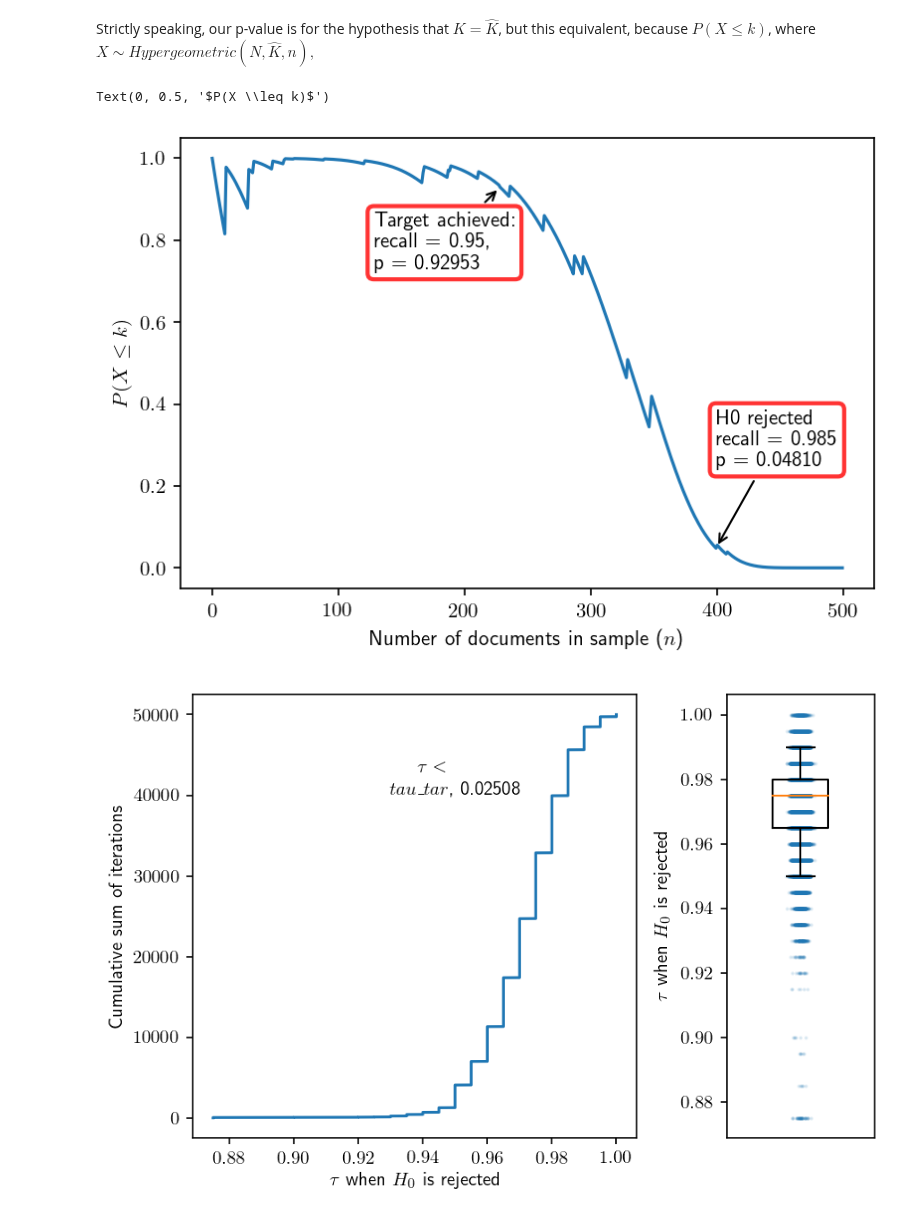
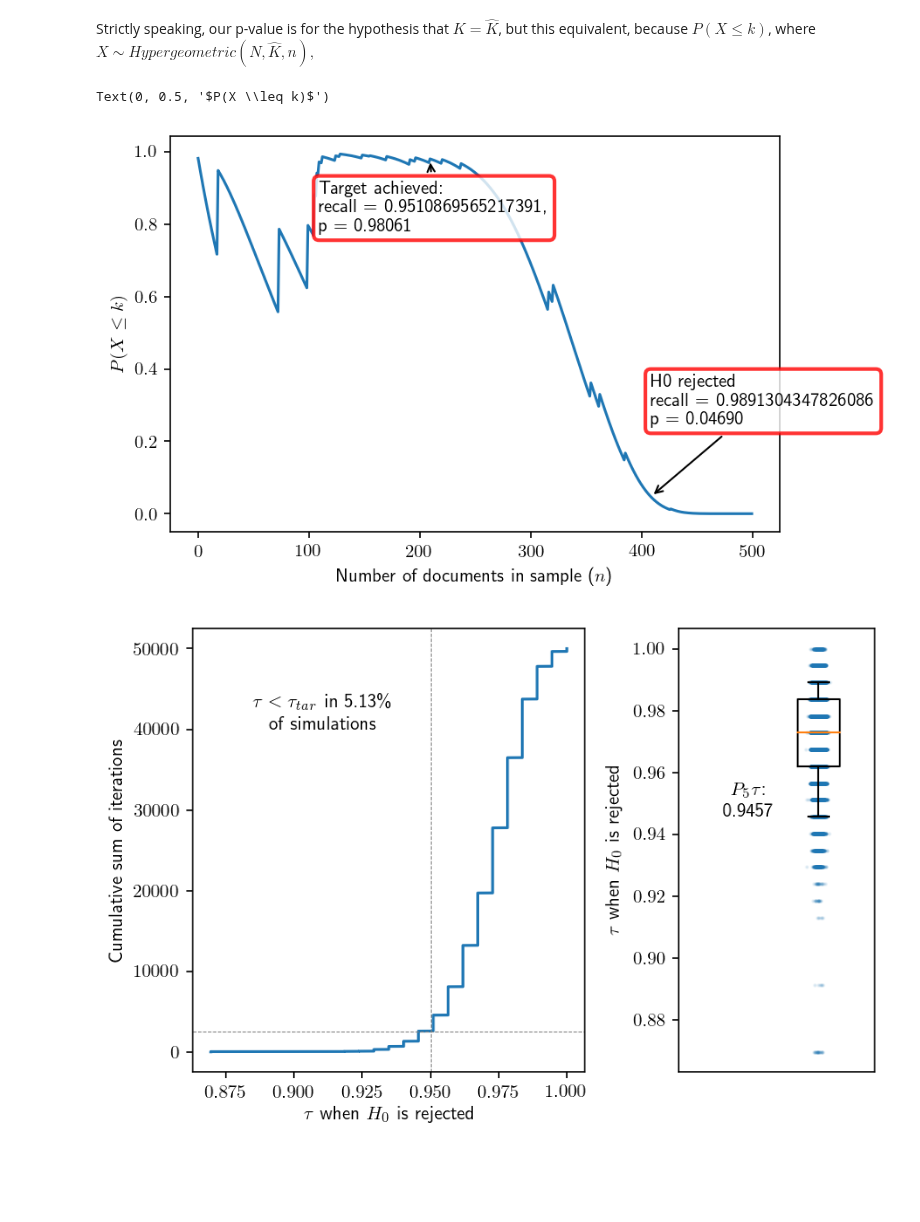
Before and after one commit to mcallaghan/rapid-screening, a Jupyter notebook: analysis/hyper_criteria_theory.ipynb, the cells around one changed output. Saved outputs shown, nothing was run; the diff lists cells and outputs as text; code cells hidden in the pictures; blank space fills up the shorter version.

Commit message:
hypergeometric theory

```diff
--- a/analysis/hyper_criteria_theory.ipynb
+++ b/analysis/hyper_criteria_theory.ipynb
@@ -36,8 +36,8 @@ $\tau$ is **Recall**, this is defined by the proportion of total **relevant** do
 We set these up with some hypothetical values, and define a function to estimate recall
 # %%
 N_T = 1000
-r_tot = 200
-r_seen = 175
+r_tot = 184
+r_seen = 160
 
 def get_recall(r_seen, r_tot):
     return r_seen/r_tot
@@ -80,9 +80,9 @@ With equations (2) and (3) we can be break down what goes into recall:
 
 (4) $\tau = \frac{\rho_{ML}+k}{\rho_{ML}+K}$
 # %%
-# Lets start with a situation where we have seen half the documents, and 95% of relevant documents
+# Lets start with a situation where we have seen half the documents, and ~85% of relevant documents
 N_ML = 500
-r_ML = 175
+r_ML = 160
 N_s = N_T - N_ML
 K = r_tot - r_ML
 
@@ -164,42 +165,43 @@ np.random.shuffle(sample)
 vec_get_K_hat = np.vectorize(get_K_hat)
 
 ## We can define a function for simulating drawing from this sample
-def draw_sample(x,sample=sample):
+def draw_sample(x,sample,r_ML):
     np.random.shuffle(sample) # each time we shuffle the sample
     r_seen = r_ML+sample.cumsum()
     tau = r_seen/r_tot
     K_hat = vec_get_K_hat(r_seen,tau_target,r_ML)
-    p = hypergeom.cdf(sample.cumsum(), N_s, K_hat, np.arange(N_s))
-    i = np.argmax(tau>=tau_target) # The first iteration where we
+    # work out cumulative probabilites for the each value of k (sample.cumsum()) each value of K_hat, and each value of n (np.arange(1,N_s+1))
+    p = hypergeom.cdf(sample.cumsum(), N_s, K_hat, np.arange(1,N_s+1))
+    i = np.argmax(tau>=tau_target) # The first iteration where we reach the target
     target_achievement = {"tau":tau[i], "i":i,"p":p[i], "K_hat":K_hat[i]}
     i = np.argmax(p<0.05)
     H0_rejection = {"tau":tau[i], "i":i,"p":p[i], "K_hat":K_hat[i]}
     return p, H0_rejection, target_achievement
 
-y, H0_rejection, target_achievement = draw_sample(0,sample)
+y, H0_rejection, target_achievement = draw_sample(0,sample,r_ML)
 
 fig, ax = plt.subplots(dpi=150)
 bbox_props = dict(boxstyle="round,pad=0.3", ec="red",fc="white",alpha=0.8, lw=2)
 ax.annotate(
     f"Target achieved:\nrecall = {target_achievement['tau']},\np = {target_achievement['p']:.5f}",
     (target_achievement['i'],target_achievement['p']),
     (target_achievement['i']-100,target_achievement['p']-0.2),
     bbox=bbox_props,
     arrowprops=dict(arrowstyle="->",
                     connectionstyle="arc3")
 )
 ax.annotate(
     f"H0 rejected\nrecall = {H0_rejection['tau']}\np = {H0_rejection['p']:.5f}",
     (H0_rejection['i'],H0_rejection['p']),
     (H0_rejection['i'],H0_rejection['p']+0.2),
     bbox=bbox_props,
     arrowprops=dict(arrowstyle="->",
                     connectionstyle="arc3")
 )
 ax.plot(y)
 ax.set_xlabel("Number of documents in sample ($n$)")
 ax.set_ylabel("$P(X \leq k)$")
 # %% [output]
 Text(0, 0.5, '$P(X \\leq k)$')
-[figure, old version]
+[figure, new version]
 # %%
@@ -210,18 +212,24 @@ y, h, t = zip(*pool.map(partial(draw_sample, sample=sample),range(iterations)))
 pool.terminate()
 # %%
+plt.close()
 H0_rejection_taus = np.array([x['tau'] for x in h])
 H0_rejection_taus.sort()
 fig = plt.figure(dpi=150)
-gs = gridspec.GridSpec(1,2,width_ratios=[3,1])
+gs = gridspec.GridSpec(1,2,width_ratios=[2,1])
 
 ax0 = plt.subplot(gs[0])
 ax0.plot(H0_rejection_taus,np.arange(len(H0_rejection_taus)))
 # The rate of failure is the percentage of cases in which we reject the Null hypothesis, although it is actually true
 failure = sum(H0_rejection_taus<.95)/iterations
-t = r"$\tau < \\tau\_{tar}$, " + f"{failure}"
-ax0.text(0.95, iterations*0.8,t,usetex=True,ha="center")
+t = r"$\tau < \tau_{tar}$ in " + f"{failure:.2%}\n of simulations".replace("%","\%")
+xtent = ax0.get_xlim()[1]-ax0.get_xlim()[0]
+ax0.text(ax0.get_xlim()[0]+xtent*0.33, iterations*0.8,t,usetex=True,ha="center")
+
 ax0.set_xlabel(r'$\tau$ when $H_0$ is rejected')
 ax0.set_ylabel('Cumulative sum of iterations')
+
+ax0.axhline(iterations*0.05, lw=0.5,c="grey",ls="--")
+ax0.axvline(.95, lw=0.5,c="grey",ls="--")
 
 def rand_jitter(arr):
     stdev = .01*(max(arr)-min(arr))
@@ -231,12 +239,18 @@ ax1 = plt.subplot(gs[1])
 ax1.boxplot(H0_rejection_taus,whis=[5,95],showfliers=False)
 ax1.scatter(rand_jitter(np.zeros(iterations)+1+np.random.randn(iterations)*0.01),H0_rejection_taus,alpha=0.1,s=1)
 ax1.set_xticks([])
-ax1.set_xlim([0.8,1.2])
+ax1.set_xlim([0.5,1.2])
 ax1.set_ylabel(r'$\tau$ when $H_0$ is rejected')
+
+q = np.quantile(H0_rejection_taus,0.05)
+t = "$P_5 \\tau $:\n" + f"{q:.4f}"
+ax1.text(0.75, q,t,usetex=True,ha="center")
+
+
 
 fig.tight_layout()
 
 plt.show()
 # %% [output]
-[figure, old version]
+[figure, new version]
 # %% [markdown]
```
Also changed, not shown: parts of 9 cells of this notebook, 6 other files.
